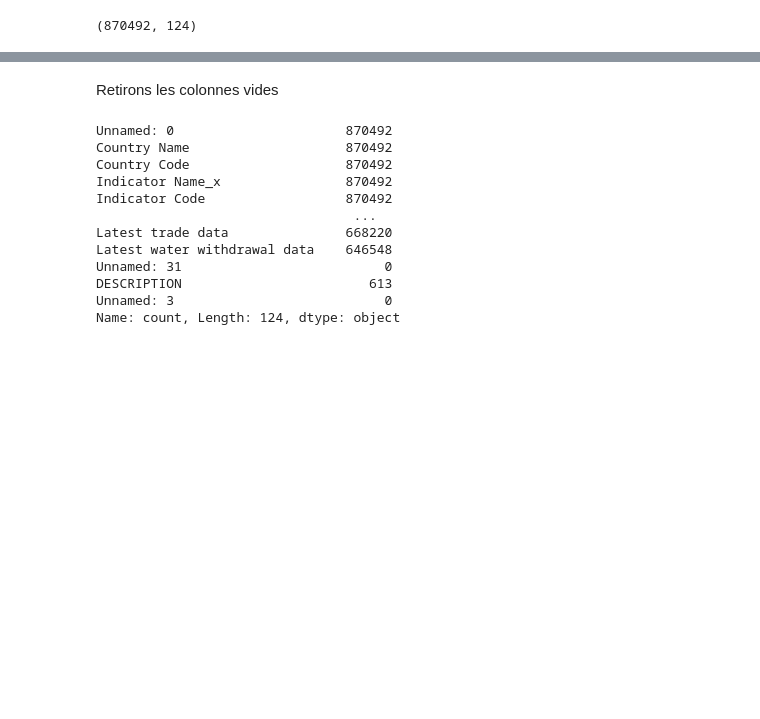
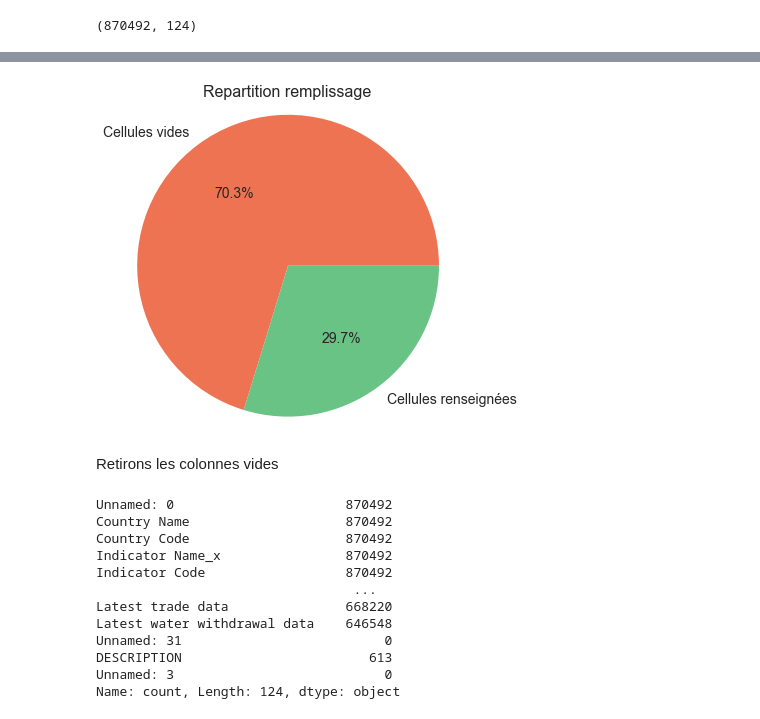
Before and after one commit to khub41/OC_P02, a Jupyter notebook: data_clean.ipynb, the cells around one changed output, grey strips where cells are left out. Drawn from its saved outputs; the diff is of its cells as text; code cells hidden in the pictures; blank space fills up the shorter version.

```diff
--- a/data_clean.ipynb
+++ b/data_clean.ipynb
@@ -30,3 +66,15 @@ describe
+# %%
+cells_total = data.size
+filled_cells = counts.sum()
+empty_cells = cells_total - filled_cells
+# %%
+fig = plt.figure(figsize=(6,6))
+plt.title('Repartition remplissage', fontsize=16)
+plt.pie([empty_cells, filled_cells], labels=['Cellules vides', 'Cellules renseignées'], colors=['#EE7352', '#68C385'], autopct='%1.1f%%', textprops={'fontsize': 14})
+plt.axis('equal')
+plt.show()
+# %% [output]
+[figure, added]
 # %% [markdown]
 Retirons les colonnes vides
 # %%
```
Also changed, not shown: parts of 8 cells of this notebook.
